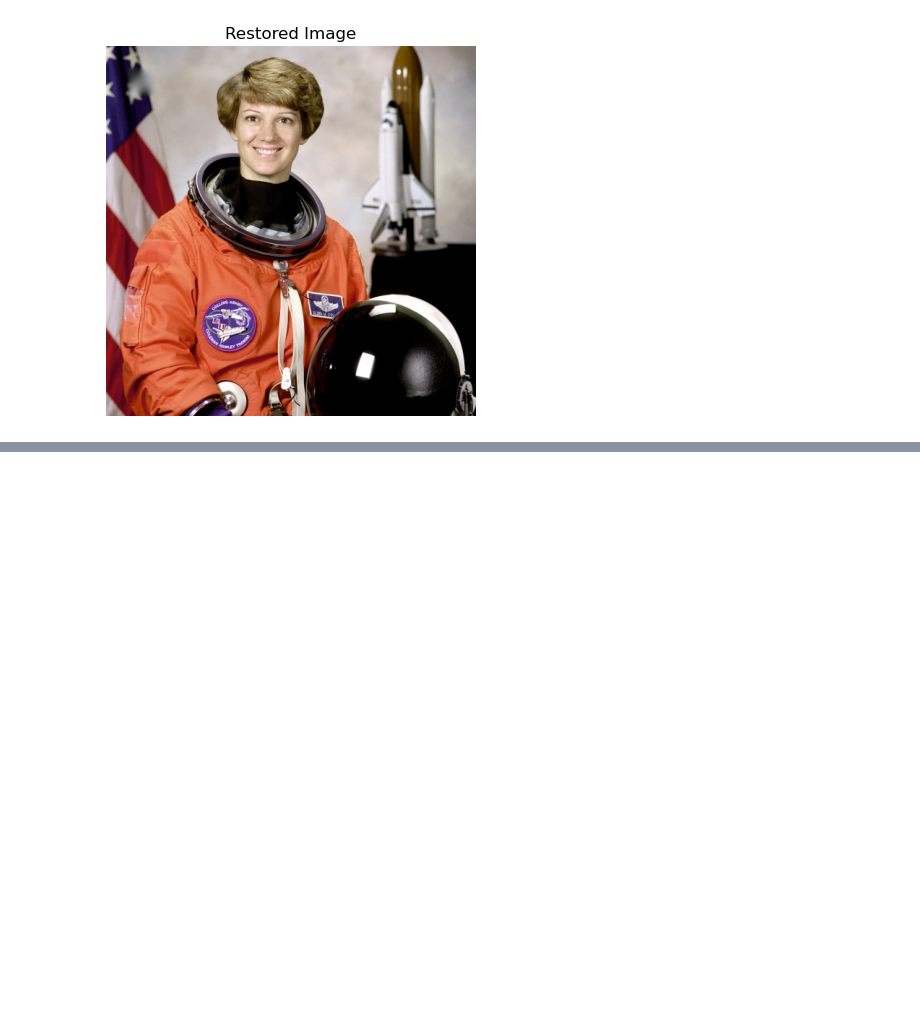
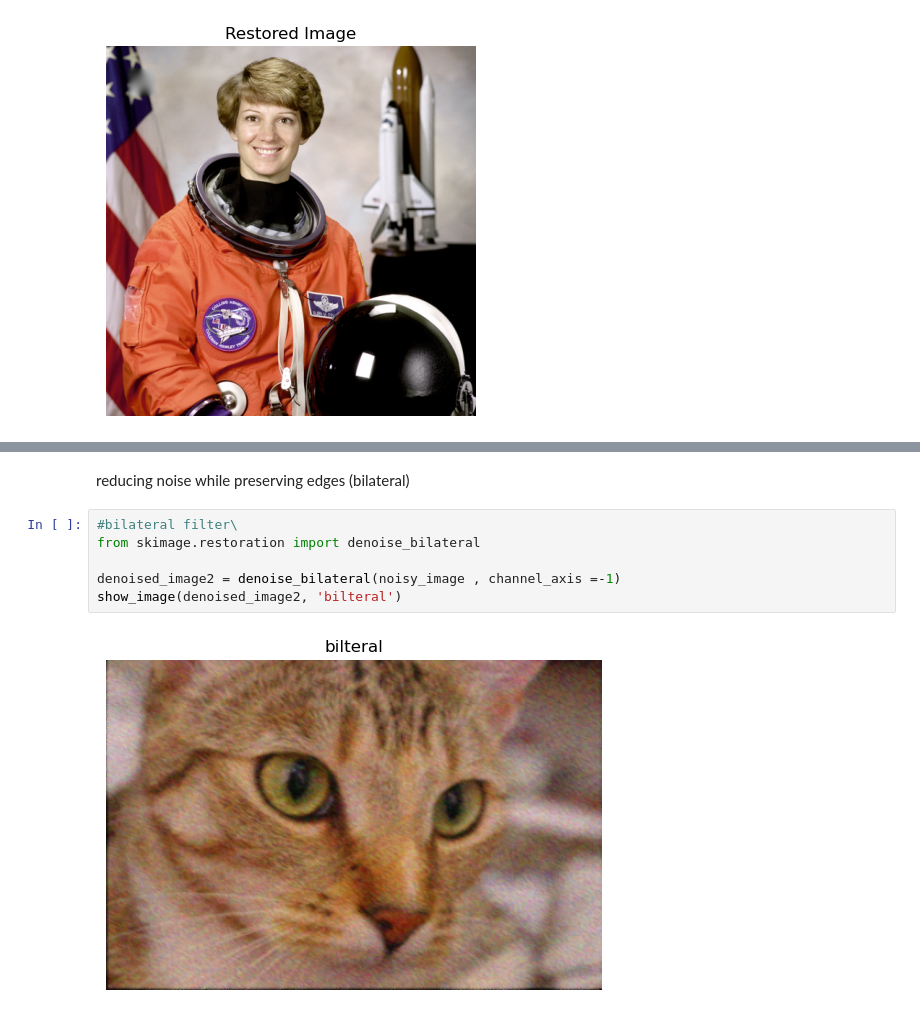
Before and after one commit to melikayazdanpanah/imgprocessing_datacamp, a Jupyter notebook: image_restoration.ipynb, the cells around one changed output, grey strips where cells are left out. Saved outputs shown, nothing was run; the diff lists cells and outputs as text; blank space fills up the shorter version.

```diff
--- a/image_restoration.ipynb
+++ b/image_restoration.ipynb
@@ -43,0 +69,10 @@ show_image(restore_image, 'Restored Image')
+# %% [markdown]
+reducing noise while preserving edges (bilateral)
+# %%
+#bilateral filter\
+from skimage.restoration import denoise_bilateral
+
+denoised_image2 = denoise_bilateral(noisy_image , channel_axis =-1)
+show_image(denoised_image2, 'bilteral')
+# %% [output]
+[figure, added]
```
Also changed, not shown: parts of 11 cells of this notebook.
